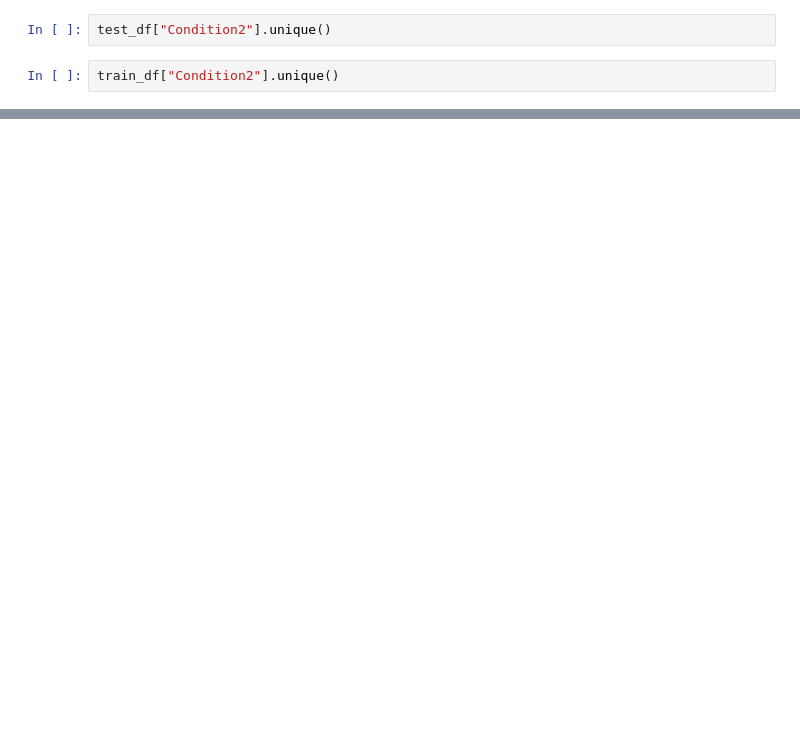
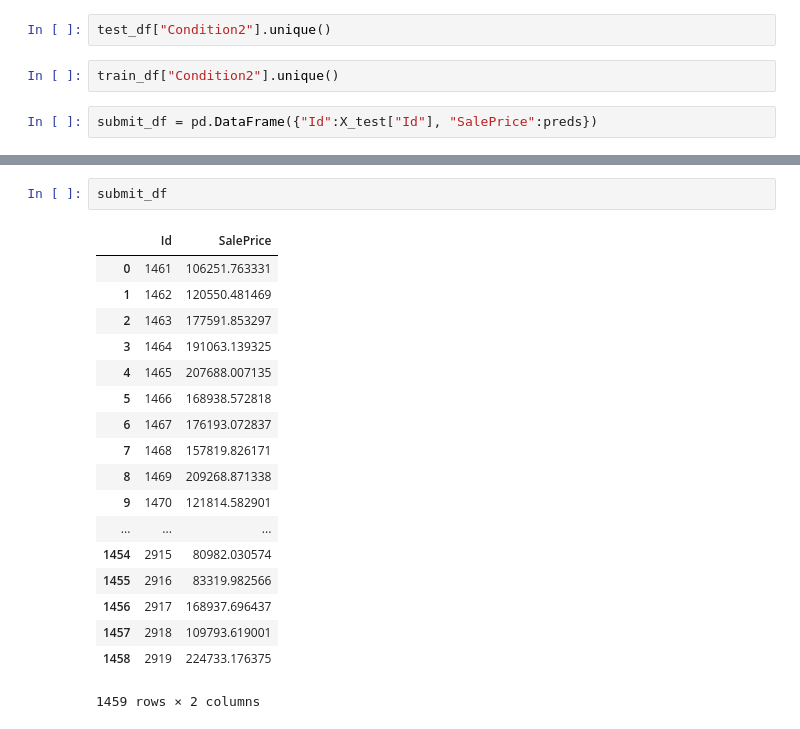
Before and after one commit to bzmull/housing_prices_predictor, a Jupyter notebook: bens_notebook.ipynb, the cells around one changed output, grey strips where cells are left out. Saved outputs shown, nothing was run; the diff lists cells and outputs as text; blank space fills up the shorter version.

```diff
--- a/bens_notebook.ipynb
+++ b/bens_notebook.ipynb
@@ -51,3 +92,5 @@ len(X_test.columns)
 test_df["Condition2"].unique()
 # %%
 train_df["Condition2"].unique()
+# %%
+submit_df = pd.DataFrame({"Id":X_test["Id"], "SalePrice":preds})
@@ -53,0 +143,21 @@ train_df["Condition2"].unique()
+# %%
+submit_df
+# %% [output]
+|  | Id | SalePrice |
+| 0 | 1461 | 106251.763331 |
+| 1 | 1462 | 120550.481469 |
+| 2 | 1463 | 177591.853297 |
+| 3 | 1464 | 191063.139325 |
+| 4 | 1465 | 207688.007135 |
+| 5 | 1466 | 168938.572818 |
+| 6 | 1467 | 176193.072837 |
+| 7 | 1468 | 157819.826171 |
+| 8 | 1469 | 209268.871338 |
+| 9 | 1470 | 121814.582901 |
+| ... | ... | ... |
+| 1454 | 2915 | 80982.030574 |
+| 1455 | 2916 | 83319.982566 |
+| 1456 | 2917 | 168937.696437 |
+| 1457 | 2918 | 109793.619001 |
+| 1458 | 2919 | 224733.176375 |
+1459 rows × 2 columns
```
Also changed, not shown: parts of 9 cells of this notebook, 2 other files.
